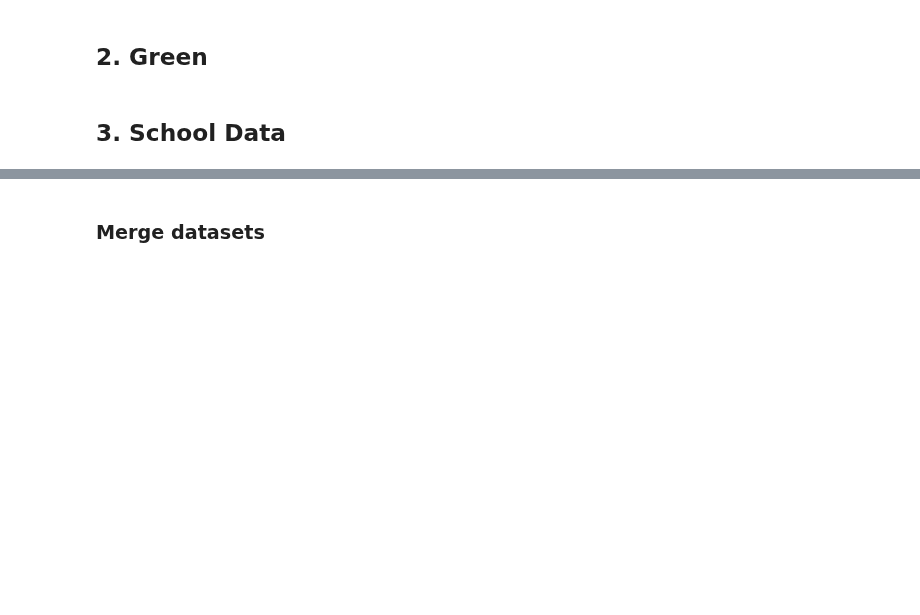
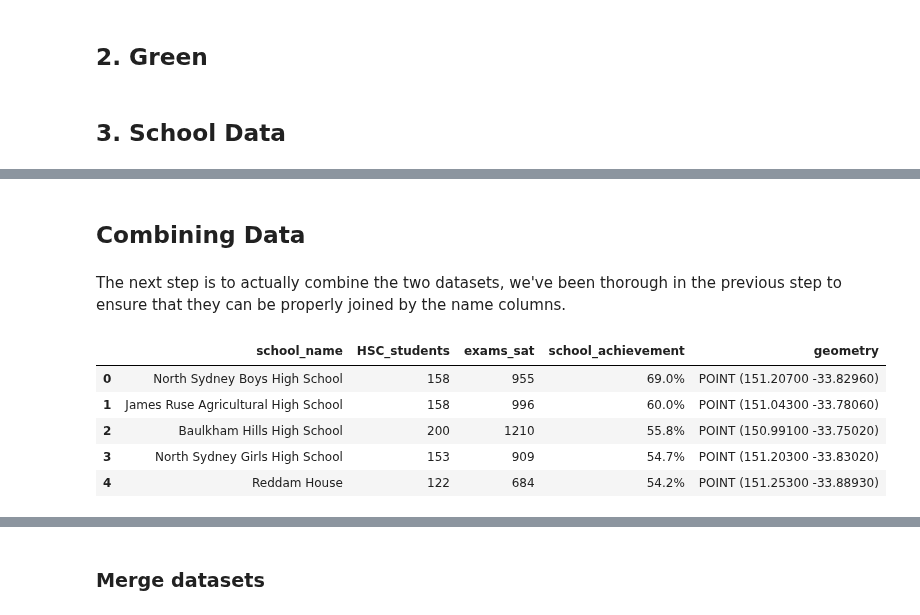
Before and after one commit to MichelangeloNardi/DATA2901--2024S1, a Jupyter notebook: Data Validation_JL.ipynb, the cells around one changed output, grey strips where cells are left out. Cells and saved outputs as stored; diff of their text form; code cells hidden in the pictures; blank space fills up the shorter version.

Commit message:
update code and file location

```diff
--- a/Data Validation_JL.ipynb
+++ b/Data Validation_JL.ipynb
@@ -1321,0 +1380,8 @@ future_school_data = future_school_data[['USE_ID','CATCH_TYPE','USE_DESC','geome
+# %%
+school_testSat = []
+for code in testSat_ids:
+    try:    # Once again using a try to account for the excess of ids.
+        testSat = content.find('span', id=code).text
+        school_testSat.append(testSat)
+    except:
+        continue
@@ -1321,0 +1409,5 @@ future_school_data = future_school_data[['USE_ID','CATCH_TYPE','USE_DESC','geome
+# %%
+unmatched_schools_correct_names = pd.read_csv('Task Data Output/Task 3 - Schools_to_be_renamed.csv')
+unmatched_schools_correct_names = unmatched_schools_correct_names.drop(['Unnamed: 0'], axis=1) # Remove the extra
+incorrect_names = list(unmatched_schools_correct_names['Original Name'])
+correct_names = list(unmatched_schools_correct_names['New Name'])
@@ -1321,0 +1418,4 @@ future_school_data = future_school_data[['USE_ID','CATCH_TYPE','USE_DESC','geome
+# %%
+for i in range(len(incorrect_names)):
+    index = school_names_rankings.index(incorrect_names[i])
+    school_names_rankings[index] = correct_names[i]
@@ -1321,0 +1432,9 @@ future_school_data = future_school_data[['USE_ID','CATCH_TYPE','USE_DESC','geome
+# %%
+school_ranking_data = {
+    'school_name': school_names_rankings,
+    'HSC_students': school_HSCstudents,
+    'exams_sat': school_testSat,
+    'school_achievement': school_percentageDA
+}
+school_ranking_data = pd.DataFrame(school_ranking_data)
+school_ranking_data.head()
@@ -1321,0 +1448,21 @@ future_school_data = future_school_data[['USE_ID','CATCH_TYPE','USE_DESC','geome
+# %% [markdown]
+## Combining Data
+# %% [markdown]
+The next step is to actually combine the two datasets, we've been thorough in the previous step to ensure that they can be properly joined by the name columns.
+# %%
+school_complete_data = school_ranking_data.merge(
+    right = school_location_data,
+    how = 'inner',
+    left_on = 'school_name',
+    right_on = 'School Name')
+school_complete_data = school_complete_data.drop(['School Name'], axis=1) # Remove the duplicate column
+school_complete_data = gpd.GeoDataFrame(school_complete_data) # Make the dataframe a Geodataframe
+school_complete_data.set_geometry('geometry',inplace=True) # Make sure the correct column is the geometry column
+school_complete_data.head()
+# %% [output]
+|  | school_name | HSC_students | exams_sat | school_achievement | geometry |
+| 0 | North Sydney Boys High School | 158 | 955 | 69.0% | POINT (151.20700 -33.82960) |
+| 1 | James Ruse Agricultural High School | 158 | 996 | 60.0% | POINT (151.04300 -33.78060) |
+| 2 | Baulkham Hills High School | 200 | 1210 | 55.8% | POINT (150.99100 -33.75020) |
+| 3 | North Sydney Girls High School | 153 | 909 | 54.7% | POINT (151.20300 -33.83020) |
+| 4 | Reddam House | 122 | 684 | 54.2% | POINT (151.25300 -33.88930) |
```
Also changed, not shown: parts of 68 cells of this notebook, 16 other files.
